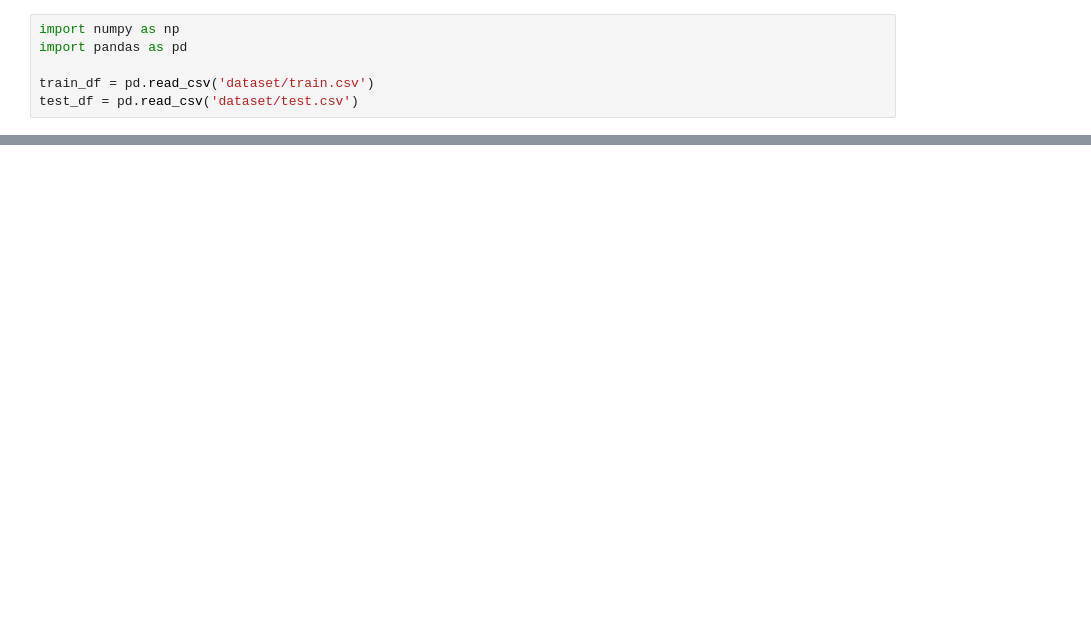
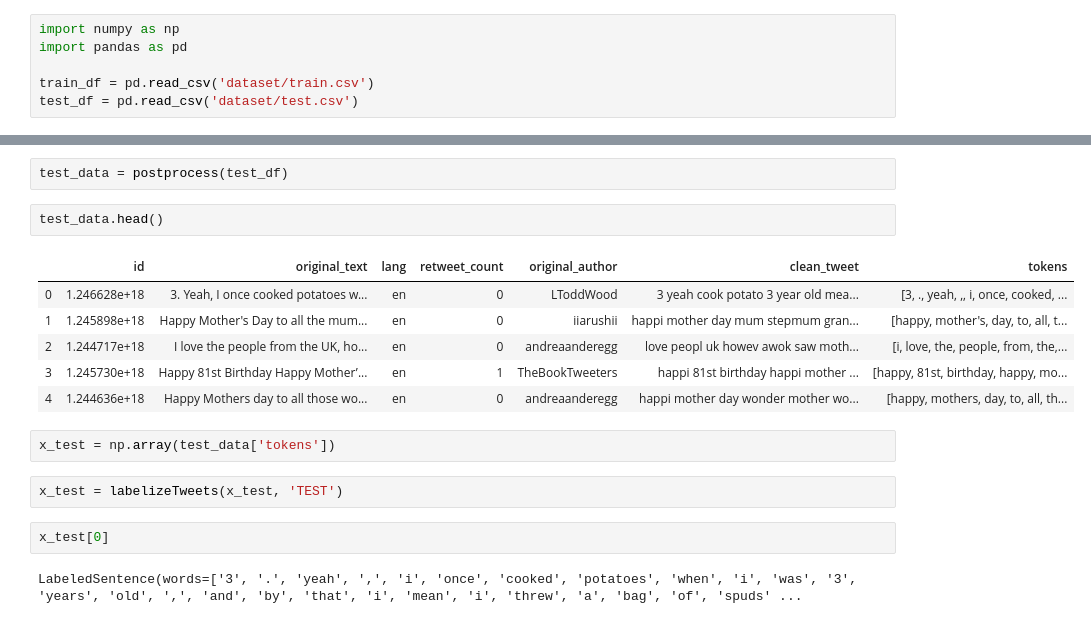
Before and after one commit to acabhishek942/HackerEarth-Solutions, a Jupyter notebook: Tweet-Sentiment-Analysis/Tweet-Class-Predictor.ipynb, the cells around one changed output, grey strips where cells are left out. Saved outputs shown, nothing was run; the diff lists cells and outputs as text; blank space fills up the shorter version.

```diff
--- a/Tweet-Sentiment-Analysis/Tweet-Class-Predictor.ipynb
+++ b/Tweet-Sentiment-Analysis/Tweet-Class-Predictor.ipynb
@@ -52,0 +220,19 @@ test_df['clean_tweet'] = test_df['original_text'].apply(clean_tweet)
+# %%
+test_data = postprocess(test_df)
+# %%
+test_data.head()
+# %% [output]
+|  | id | original_text | lang | retweet_count | original_author | clean_tweet | tokens |
+| 0 | 1.246628e+18 | 3. Yeah, I once cooked potatoes w... | en | 0 | LToddWood | 3 yeah cook potato 3 year old mea... | [3, ., yeah, ,, i, once, cooked, ... |
+| 1 | 1.245898e+18 | Happy Mother's Day to all the mum... | en | 0 | iiarushii | happi mother day mum stepmum gran... | [happy, mother's, day, to, all, t... |
+| 2 | 1.244717e+18 | I love the people from the UK, ho... | en | 0 | andreaanderegg | love peopl uk howev awok saw moth... | [i, love, the, people, from, the,... |
+| 3 | 1.245730e+18 | Happy 81st Birthday Happy Mother’... | en | 1 | TheBookTweeters | happi 81st birthday happi mother ... | [happy, 81st, birthday, happy, mo... |
+| 4 | 1.244636e+18 | Happy Mothers day to all those wo... | en | 0 | andreaanderegg | happi mother day wonder mother wo... | [happy, mothers, day, to, all, th... |
+# %%
+x_test = np.array(test_data['tokens'])
+# %%
+x_test = labelizeTweets(x_test, 'TEST')
+# %%
+x_test[0]
+# %% [output]
+LabeledSentence(words=['3', '.', 'yeah', ',', 'i', 'once', 'cooked', 'potatoes', 'when', 'i', 'was', '3', 'years', 'old', ',', 'and', 'by', 'that', 'i', 'mean', 'i', 'threw', 'a', 'bag', 'of', 'spuds' ...
```
Also changed, not shown: parts of 25 cells of this notebook.
